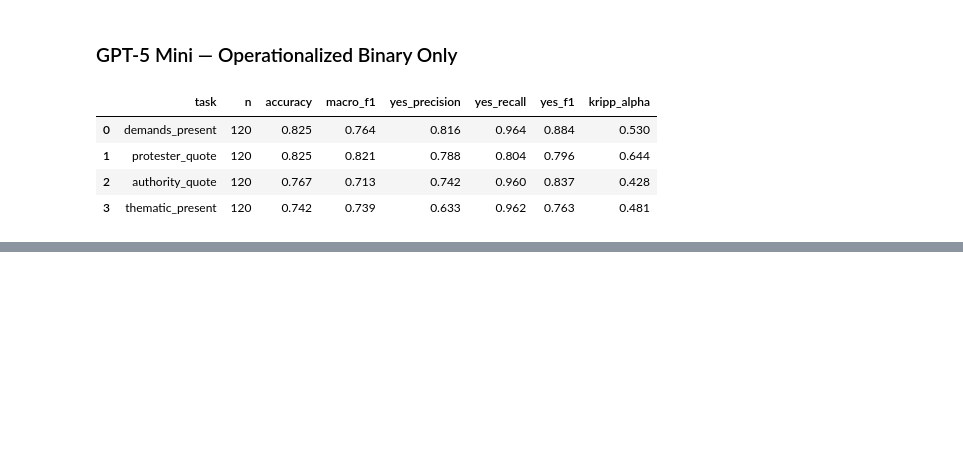
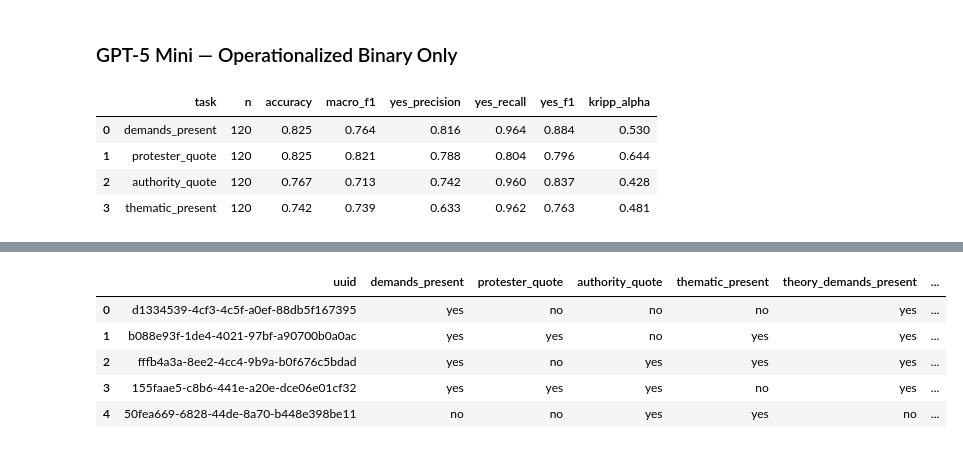
Before and after one commit to jjzhao12/protests_chai, a Jupyter notebook: frames/comparison.ipynb, the cells around one changed output, grey strips where cells are left out. Saved outputs shown, nothing was run; the diff lists cells and outputs as text; code cells hidden in the pictures; blank space fills up the shorter version.

```diff
--- a/frames/comparison.ipynb
+++ b/frames/comparison.ipynb
@@ -92,0 +350,79 @@ show_results("GPT-5 Mini — Operationalized Binary Only", o_binary_5mini)
+# %%
+import pandas as pd
+import numpy as np
+
+# --------------------------------------------------
+# LOAD FULL 120-ROW RESULTS
+# --------------------------------------------------
+
+
+theory = pd.read_excel(
+    "gpt5-mini_scores/theoretical_binary_joint_gpt-5-mini.xlsx"
+)
+
+oper = pd.read_excel(
+    "gpt5-mini_scores/operationalized_binary_joint_gpt-5-mini.xlsx"
+)
+
+print("Theoretical rows:", len(theory))
+print("Operationalized rows:", len(oper))
+
+
+# --------------------------------------------------
+# TASKS
+# --------------------------------------------------
+
+tasks = [
+    "demands_present",
+    "protester_quote",
+    "authority_quote",
+    "thematic_present",
+]
+
+
+# --------------------------------------------------
+# KEEP NEEDED COLUMNS
+# --------------------------------------------------
+
+theory = theory[
+    ["uuid"] +
+    tasks +
+    [f"gpt_{task}" for task in tasks]
+].copy()
+
+oper = oper[
+    ["uuid"] +
+    [f"gpt_{task}" for task in tasks]
+].copy()
+
+
+# --------------------------------------------------
+# RENAME PREDICTION COLUMNS
+# --------------------------------------------------
+
+theory = theory.rename(columns={
+    f"gpt_{task}": f"theory_{task}"
+    for task in tasks
+})
+
+oper = oper.rename(columns={
+    f"gpt_{task}": f"oper_{task}"
+    for task in tasks
+})
+
+
+# --------------------------------------------------
+# MERGE BY UUID
+# --------------------------------------------------
+
+compare_df = theory.merge(
+    oper,
+    on="uuid",
+    how="inner",
+    validate="one_to_one"
+)
+
+print("Paired articles:", len(compare_df))
+
+display(compare_df.head())
+# %% [output]
@@ -92,0 +432,6 @@ show_results("GPT-5 Mini — Operationalized Binary Only", o_binary_5mini)
+|  | uuid | demands_present | protester_quote | authority_quote | thematic_present | theory_demands_present | ... |
+| 0 | d1334539-4cf3-4c5f-a0ef-88db5f167395 | yes | no | no | no | yes | ... |
+| 1 | b088e93f-1de4-4021-97bf-a90700b0a0ac | yes | yes | no | yes | yes | ... |
+| 2 | fffb4a3a-8ee2-4cc4-9b9a-b0f676c5bdad | yes | no | yes | yes | yes | ... |
+| 3 | 155faae5-c8b6-441e-a20e-dce06e01cf32 | yes | yes | yes | no | yes | ... |
+| 4 | 50fea669-6828-44de-8a70-b448e398be11 | no | no | yes | yes | no | ... |
```
Also changed, not shown: parts of 19 cells of this notebook, 3 other files.
